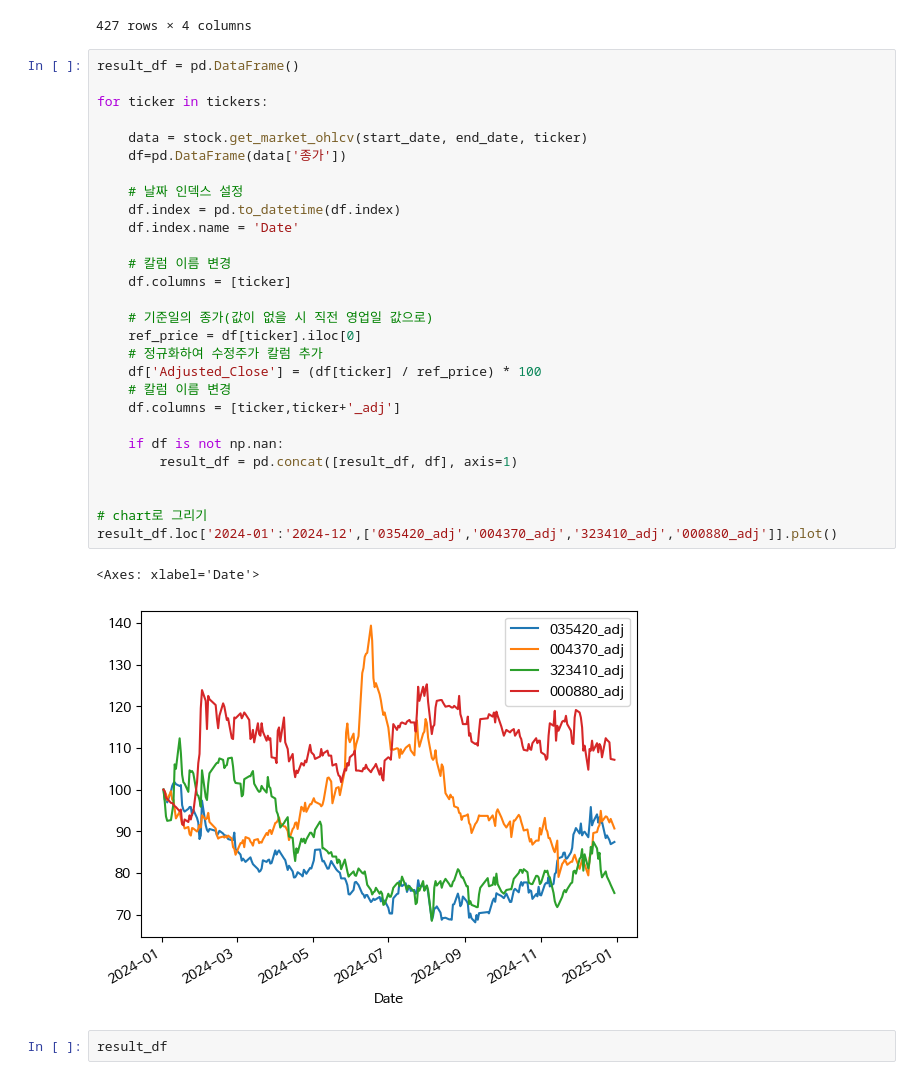
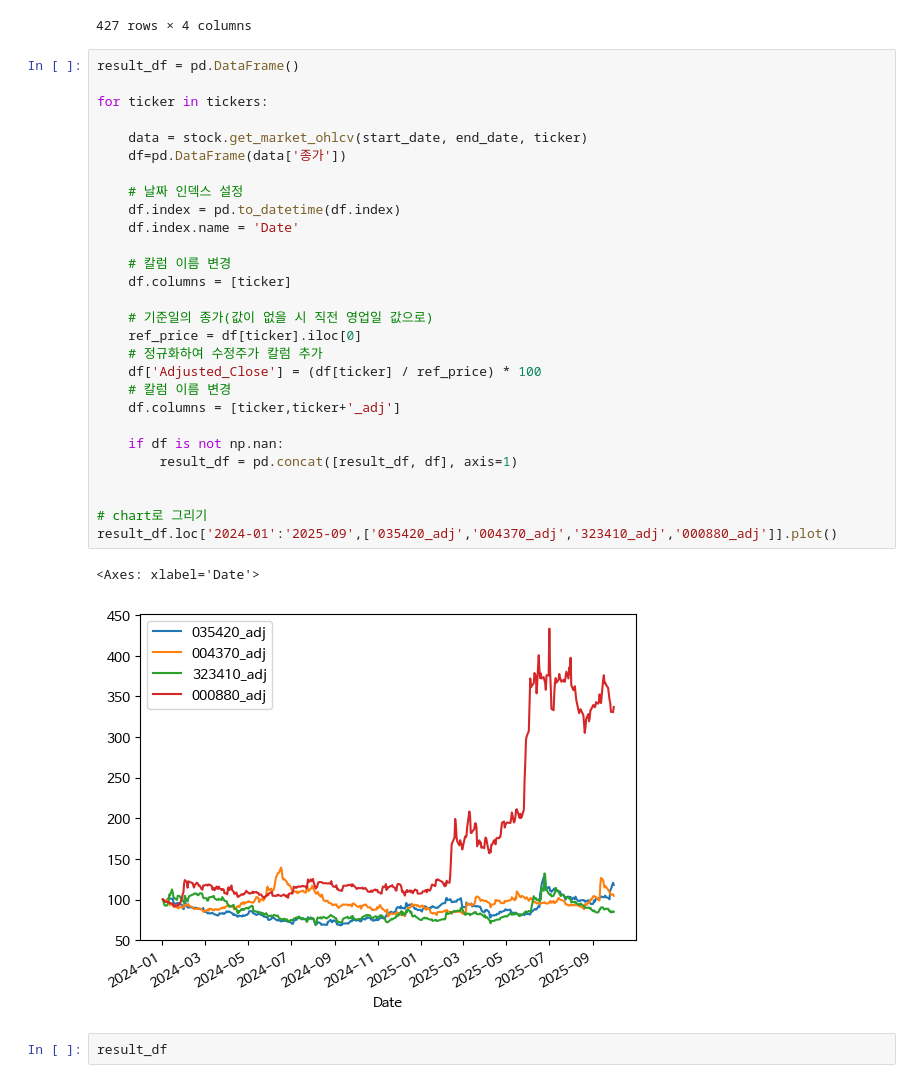
Before and after one commit to HST0077/FE2025, a Jupyter notebook: midterm2025.ipynb, the cells around one changed output. Saved outputs shown, nothing was run; the diff lists cells and outputs as text.

```diff
--- a/midterm2025.ipynb
+++ b/midterm2025.ipynb
@@ -660,34 +676,34 @@ result_df
 # %%
 result_df = pd.DataFrame()
 
 for ticker in tickers:
 
     data = stock.get_market_ohlcv(start_date, end_date, ticker)
     df=pd.DataFrame(data['종가'])
 
     # 날짜 인덱스 설정
     df.index = pd.to_datetime(df.index)
     df.index.name = 'Date'
 
     # 칼럼 이름 변경
     df.columns = [ticker]
 
     # 기준일의 종가(값이 없을 시 직전 영업일 값으로)
     ref_price = df[ticker].iloc[0]
     # 정규화하여 수정주가 칼럼 추가
     df['Adjusted_Close'] = (df[ticker] / ref_price) * 100
     # 칼럼 이름 변경
     df.columns = [ticker,ticker+'_adj']
 
     if df is not np.nan:
         result_df = pd.concat([result_df, df], axis=1)
 
 
 # chart로 그리기
-result_df.loc['2024-01':'2024-12',['035420_adj','004370_adj','323410_adj','000880_adj']].plot()
+result_df.loc['2024-01':'2025-09',['035420_adj','004370_adj','323410_adj','000880_adj']].plot()
 # %% [output]
 <Axes: xlabel='Date'>
-[figure, old version]
+[figure, new version]
 # %%
 result_df
 # %% [output]
```
Also changed, not shown: parts of 5 cells of this notebook.
